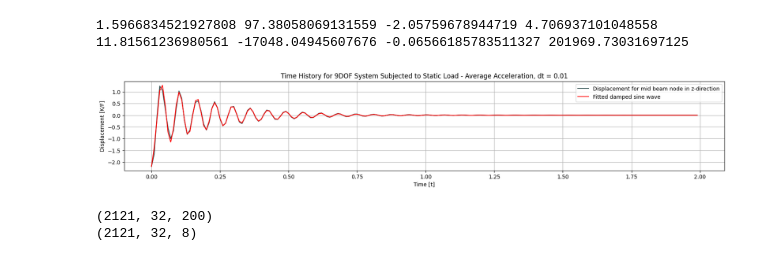
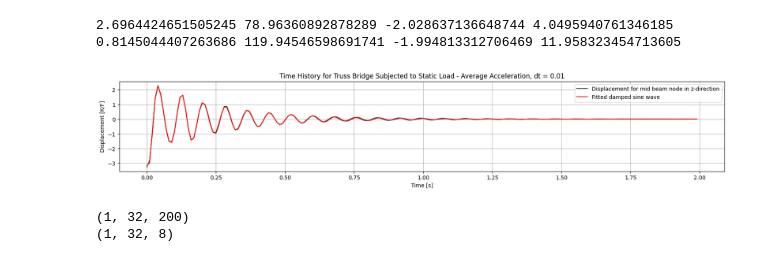
Before and after one commit to hermanliaboe/VelociraptorAI, a Jupyter notebook: GNN/TrussGNN/TrussML copy.ipynb, the cells around one changed output. Saved outputs shown, nothing was run; the diff lists cells and outputs as text; code cells hidden in the pictures.

Commit message:
truss bridge data

```diff
--- a/GNN/TrussGNN/TrussML copy.ipynb
+++ b/GNN/TrussGNN/TrussML copy.ipynb
@@ -12,9 +12,11 @@ def damped_sine_wave(t, A, omega, phi, alpha):
 def damped_sine_wave_2(t, A1, omega1, phi1, alpha1, A2, omega2, phi2, alpha2):
     return A1 * np.exp(-alpha1 * t) * np.sin(omega1 * t + phi1) + A2 * np.exp(-alpha2 * t) * np.sin(omega2 * t + phi2)
 # %%
+# Get time history data from Velociraptor3D
+
 data = []
 current_group = []
-with open('Data\\trussBridgeData3.txt') as f:
+with open('Data\\rising_truss_Data.txt') as f:
     for line in f:
         if line.strip():  # If the line is not empty
             row = [float(x) for x in line.split()]
@@ -24,3 +26,4 @@ with open('Data\\trussBridgeData3.txt') as f:
                 data.append(current_group)
                 current_group = []
 data = np.array(data)
+print(data.shape)
@@ -37,7 +38,7 @@ T = 2
 time = np.arange(0,T,dt)
 
 dataY = []
-dataY = np.zeros((len(data),28,8))
+dataY = np.zeros((len(data),32,8))
 
 for bridge_ind in range(0, data.shape[0]):
     for node_ind in range(0, data.shape[1]):
@@ -46,7 +47,7 @@ for bridge_ind in range(0, data.shape[0]):
             node_disp = data[bridge_ind][node_ind]
             #Initial guess for optimized parameters
             A = (np.max(node_disp) - np.min(node_disp)) / 2
-            if (A<0.00001):
+            if (A==0):
                 continue
             else:
                 initial_guess = [A, 1, 1, 1]
@@ -121,27 +138,28 @@ Data(x=[32, 5], edge_index=[2, 136], y=[32, 8], bridge_id=135)
 # %%
-print(*dataY[2][4])
+# Test
 
-fitted = damped_sine_wave_2(time, *dataY[2][4])
+print(*dataY[0][4])
 
-title = 'Time History for 9DOF System Subjected to Static Load - Average Acceleration, dt = '+str(dt)
+fitted = damped_sine_wave_2(time, *dataY[0][4])
+
+title = 'Time History for Truss Bridge Subjected to Static Load - Average Acceleration, dt = '+str(dt)
 f = plt.figure()
 f.set_figwidth(20)
 f.set_figheight(3)
-plt.plot(time, data[2][4], color='darkslategrey', label='Displacement for mid beam node in z-direction')
+plt.plot(time, data[0][4], color='darkslategrey', label='Displacement for mid beam node in z-direction')
 plt.plot(time, fitted, 'r-', label='Fitted damped sine wave')
-#plt.scatter(time[maxAbsInd], disp[maxAbsInd], color='red', label='Max displacement = '+str(round(disp[maxAbsInd],8)))
-plt.xlabel('Time [t]')
+plt.xlabel('Time [s]')
 plt.ylabel('Displacement [K/F]')
 plt.grid()
 plt.legend()
 plt.title(title)
 plt.show()
 
 print(data.shape)
 print(dataY.shape)
 # %% [output]
-1.5966834521927808 97.38058069131559 -2.05759678944719 4.706937101048558 11.81561236980561 -17048.04945607676 -0.06566185783511327 201969.73031697125
+2.6964424651505245 78.96360892878289 -2.028637136648744 4.0495940761346185 0.8145044407263686 119.94546598691741 -1.994813312706469 11.958323454713605
-[figure, old version]
+[figure, new version]
-(2121, 32, 200)
-(2121, 32, 8)
+(1, 32, 200)
+(1, 32, 8)
 # %%
```
Also changed, not shown: parts of 10 cells of this notebook, 4 other files.
